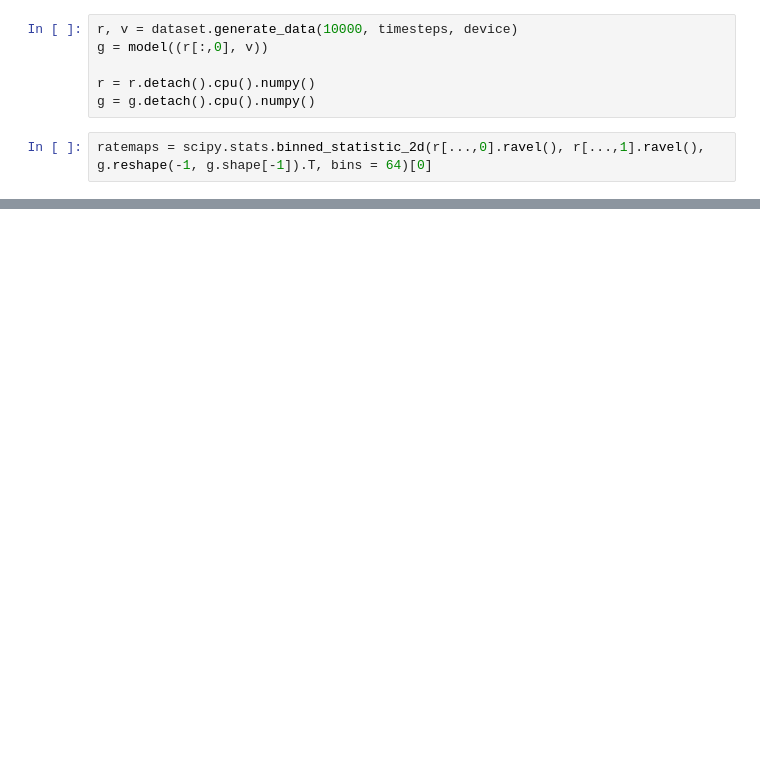
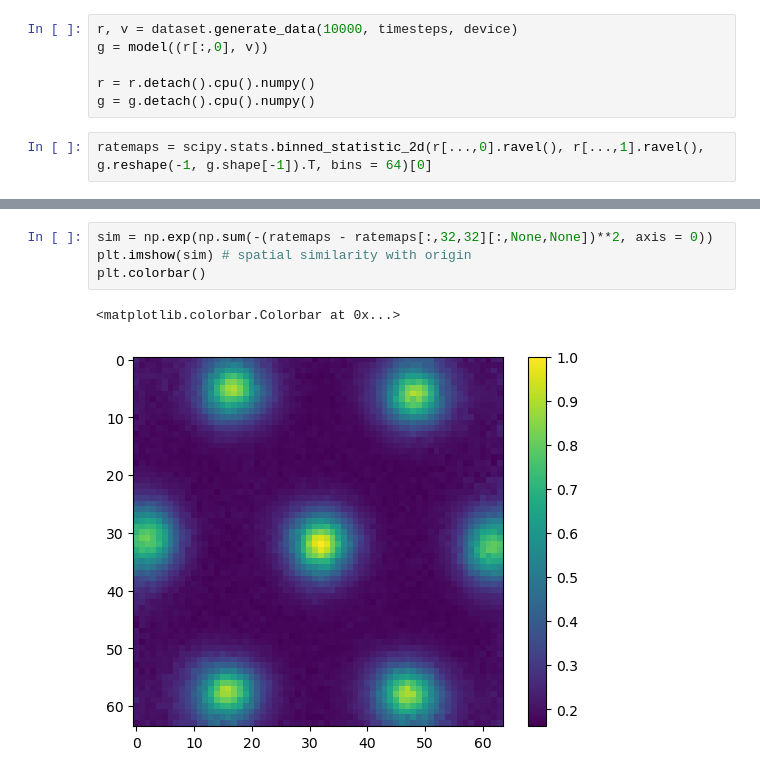
Before and after one commit to bioAI-Oslo/GridsWithoutPI, a Jupyter notebook: train_rnn.ipynb, the cells around one changed output, grey strips where cells are left out. Drawn from its saved outputs; the diff is of its cells as text; blank space fills up the shorter version.

```diff
--- a/train_rnn.ipynb
+++ b/train_rnn.ipynb
@@ -72,0 +75,7 @@ for i in range(ns):
+# %%
+sim = np.exp(np.sum(-(ratemaps - ratemaps[:,32,32][:,None,None])**2, axis = 0))
+plt.imshow(sim) # spatial similarity with origin
+plt.colorbar()
+# %% [output]
+<matplotlib.colorbar.Colorbar at 0x...>
+[figure, added]
```
Also changed, not shown: parts of 6 cells of this notebook, 5 other files.
